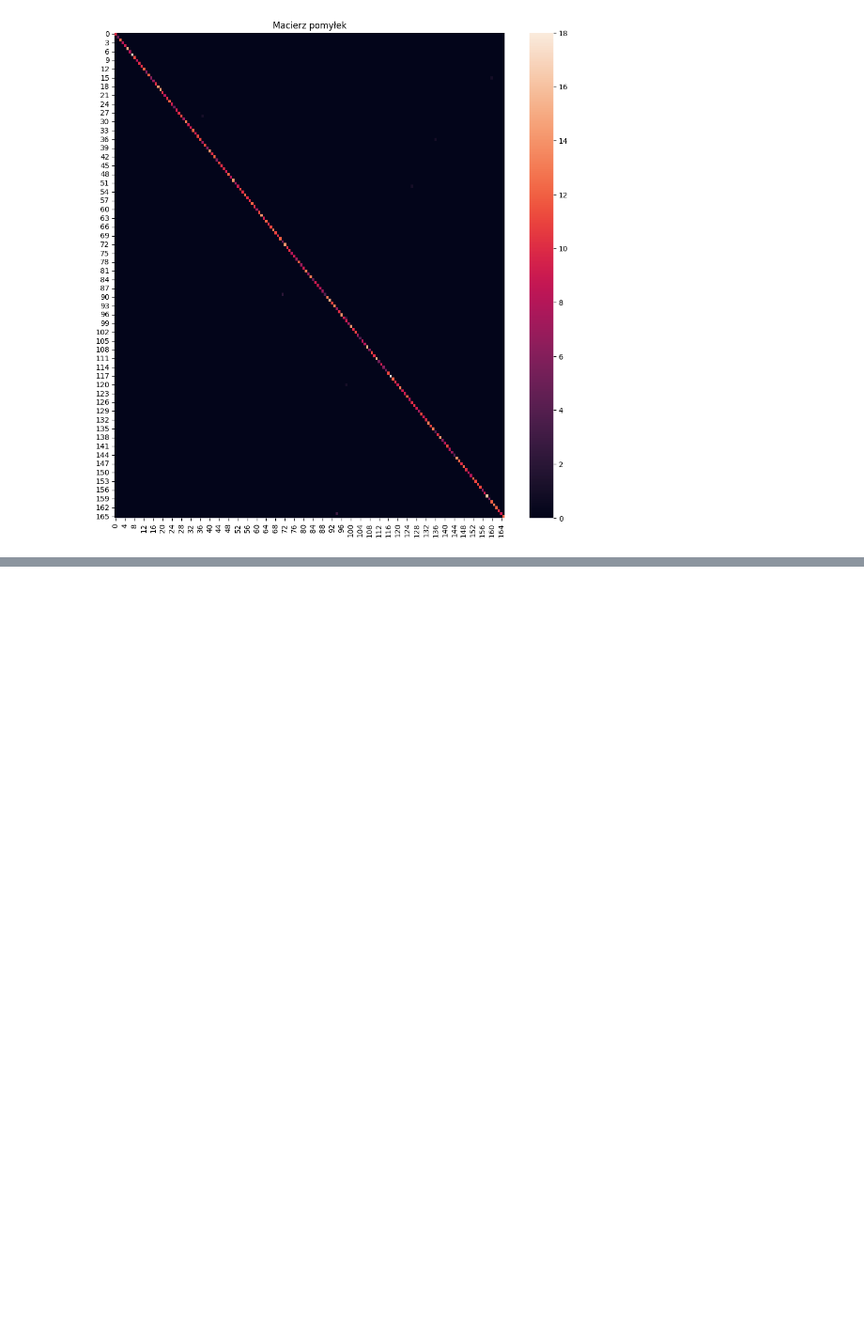
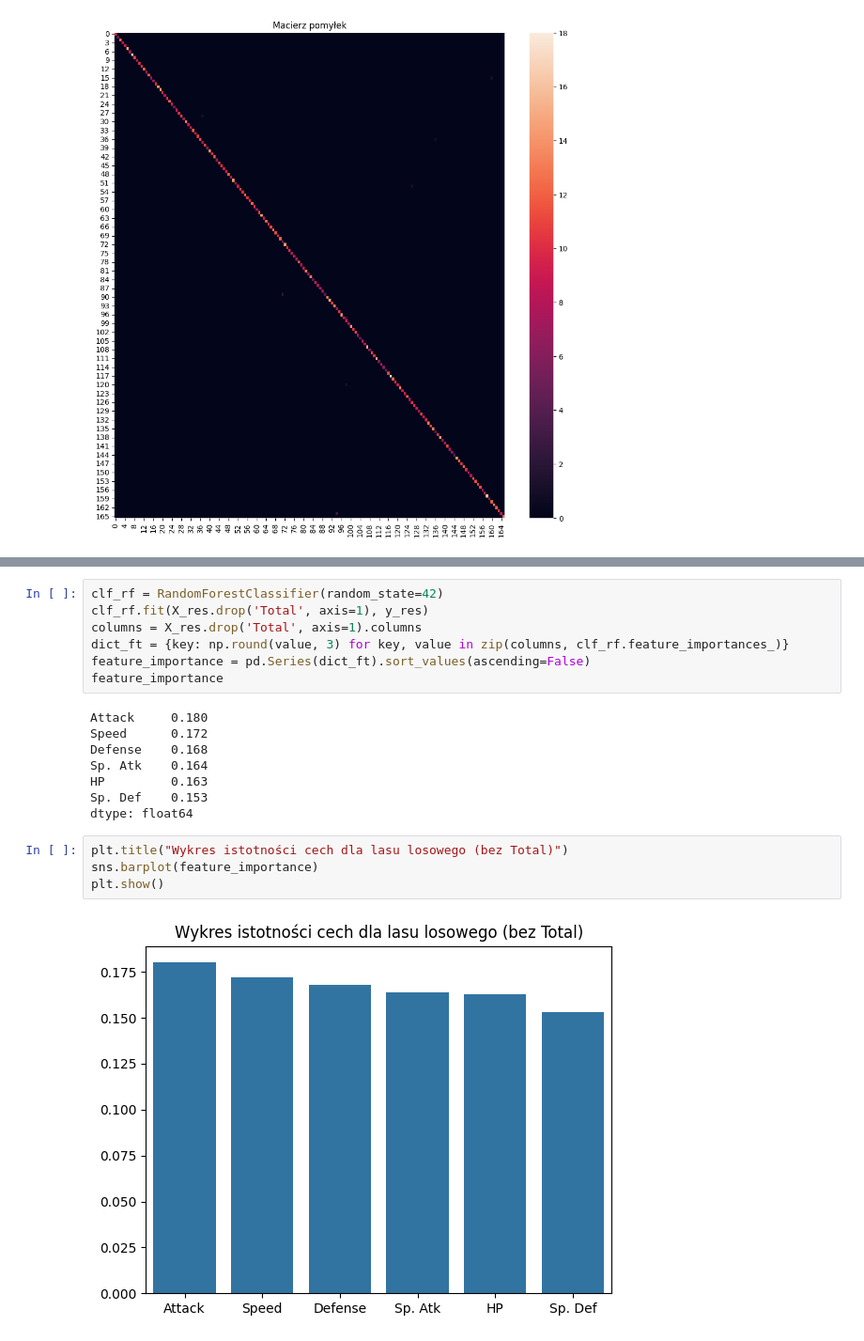
Before and after one commit to KacperUrban/Machine-learning-course, a Jupyter notebook: notebooks/Projekt_nr_3.ipynb, the cells around one changed output, grey strips where cells are left out. Shown at 94% size. Saved outputs shown, nothing was run; the diff lists cells and outputs as text; blank space fills up the shorter version.

```diff
--- a/notebooks/Projekt_nr_3.ipynb
+++ b/notebooks/Projekt_nr_3.ipynb
@@ -994,0 +1028,21 @@ plot_confusion_matrix(clf, X_res, y_res)
+# %%
+clf_rf = RandomForestClassifier(random_state=42)
+clf_rf.fit(X_res.drop('Total', axis=1), y_res)
+columns = X_res.drop('Total', axis=1).columns
+dict_ft = {key: np.round(value, 3) for key, value in zip(columns, clf_rf.feature_importances_)}
+feature_importance = pd.Series(dict_ft).sort_values(ascending=False)
+feature_importance
+# %% [output]
+Attack     0.180
+Speed      0.172
+Defense    0.168
+Sp. Atk    0.164
+HP         0.163
+Sp. Def    0.153
+dtype: float64
+# %%
+plt.title("Wykres istotności cech dla lasu losowego (bez Total)")
+sns.barplot(feature_importance)
+plt.show()
+# %% [output]
+[figure, added]
```
Also changed, not shown: parts of 24 cells of this notebook.
